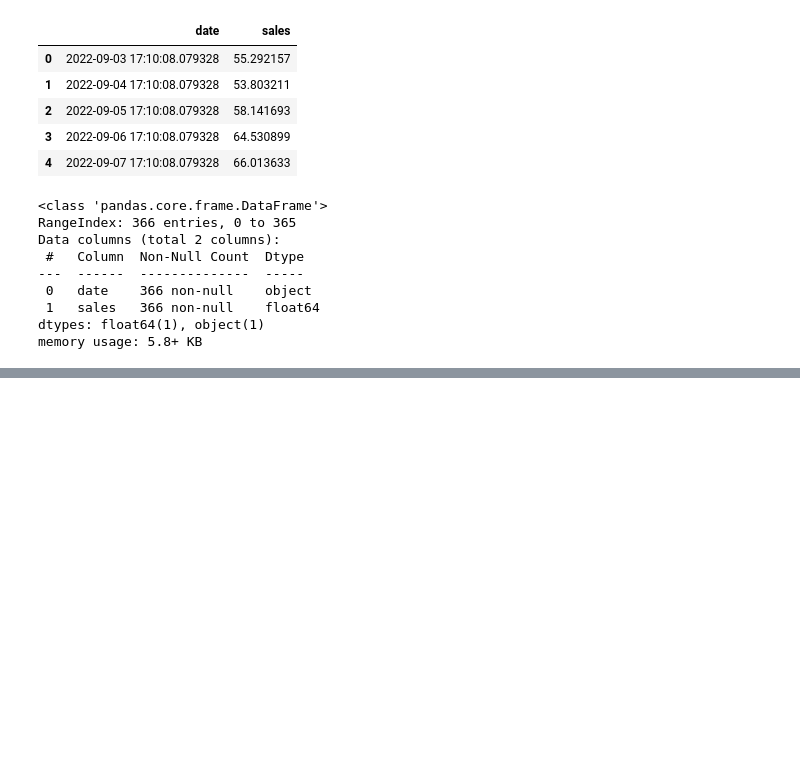
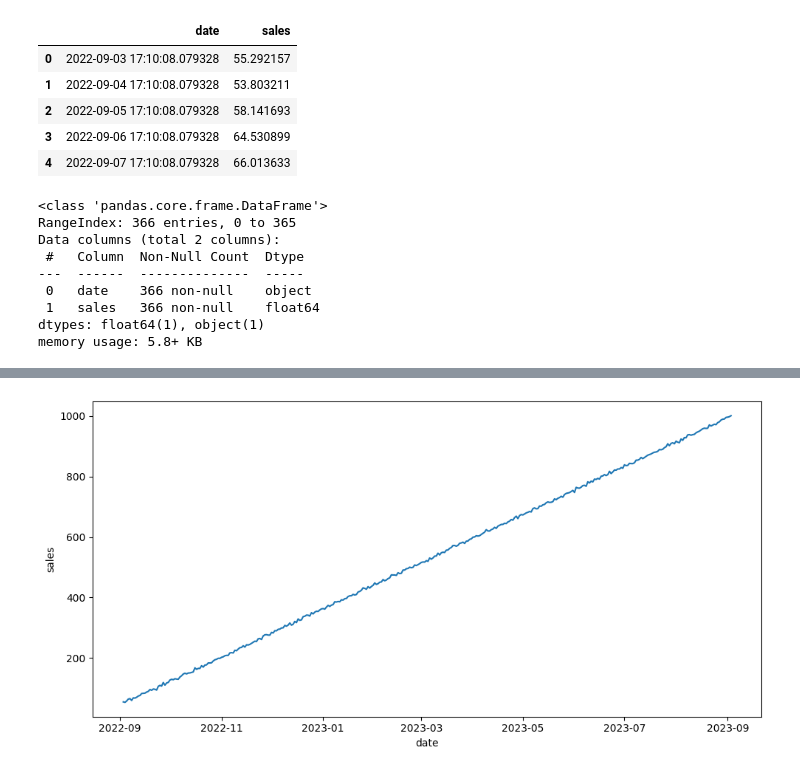
Before and after one commit to Elisag28/series-de-tiempo, a Jupyter notebook: src/explore.ipynb, the cells around one changed output, grey strips where cells are left out. Drawn from its saved outputs; the diff is of its cells as text; code cells hidden in the pictures; blank space fills up the shorter version.

```diff
--- a/src/explore.ipynb
+++ b/src/explore.ipynb
@@ -26,3 +32,6 @@ Data columns (total 2 columns):
  1   sales   366 non-null    float64
 dtypes: float64(1), object(1)
 memory usage: 5.8+ KB
+# %%
+sales_ds['date'] = pd.to_datetime(sales_ds['date'], format="%Y-%m-%d %H:%M:%S.%f").dt.date
+sales_ds
@@ -28,0 +52,3 @@ memory usage: 5.8+ KB
+# %%
+sales_ds = sales_ds.set_index("date")
+sales_ds.info()
@@ -28,0 +64,3 @@ memory usage: 5.8+ KB
+# %%
+ts_sales = sales_ds['sales']
+ts_sales
@@ -28,0 +81,10 @@ memory usage: 5.8+ KB
+# %%
+fig, axis = plt.subplots(figsize = (10, 5))
+
+sns.lineplot(data = ts_sales)
+
+plt.tight_layout()
+
+plt.show()
+# %% [output]
+[figure, added]
```
Also changed, not shown: parts of 16 cells of this notebook.
